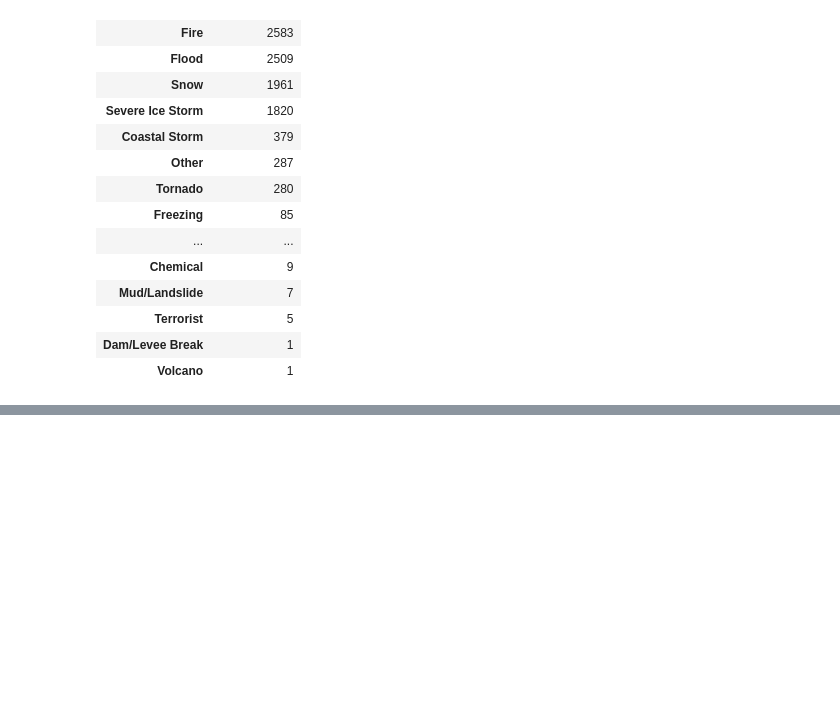
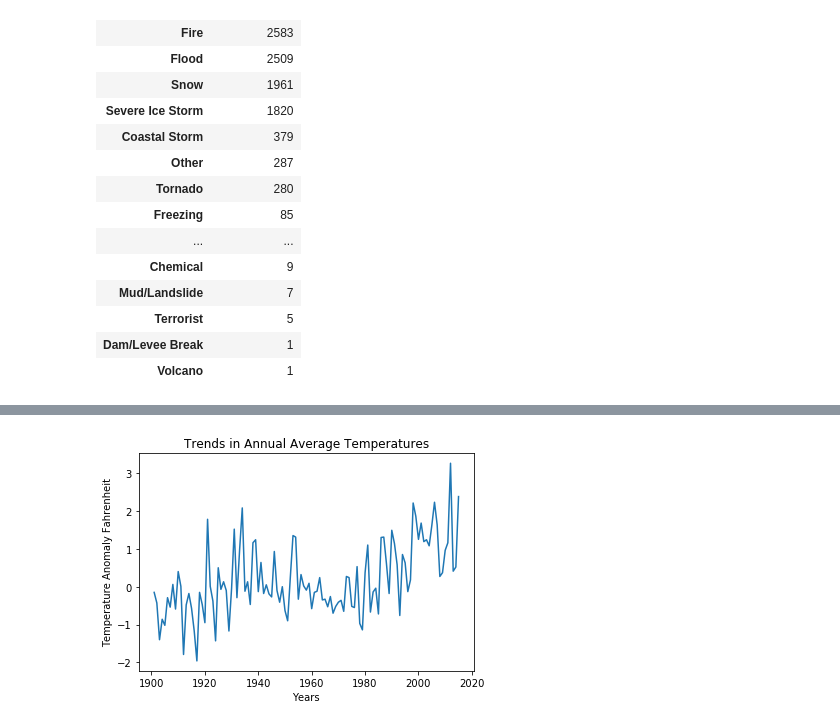
Before and after one commit to XiaoMYu/TheRainMaker, a Jupyter notebook: FEMA_data_v1_Ebony.ipynb, the cells around one changed output, grey strips where cells are left out. Cells and saved outputs as stored; diff of their text form; code cells hidden in the pictures; blank space fills up the shorter version.

```diff
--- a/FEMA_data_v1_Ebony.ipynb
+++ b/FEMA_data_v1_Ebony.ipynb
@@ -249,0 +292,8 @@ incident_types_1996_2015
+# %%
+plt.plot(temp_data["Year"], temp_data["Temperature anomaly"])
+plt.title("Trends in Annual Average Temperatures")
+plt.xlabel("Years")
+plt.ylabel("Temperature Anomaly Fahrenheit")
+plt.show()
+# %% [output]
+[figure, added]
```
Also changed, not shown: parts of 7 cells of this notebook, 2 other files.
